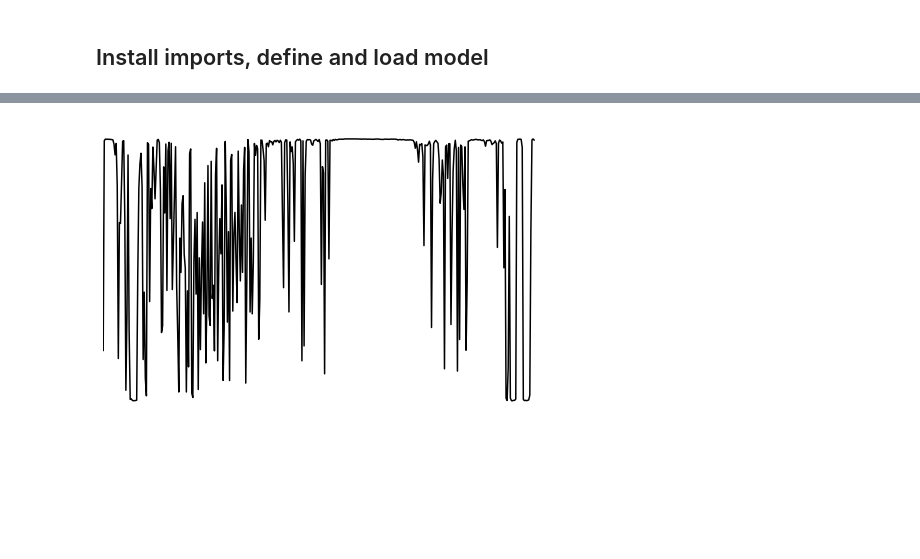
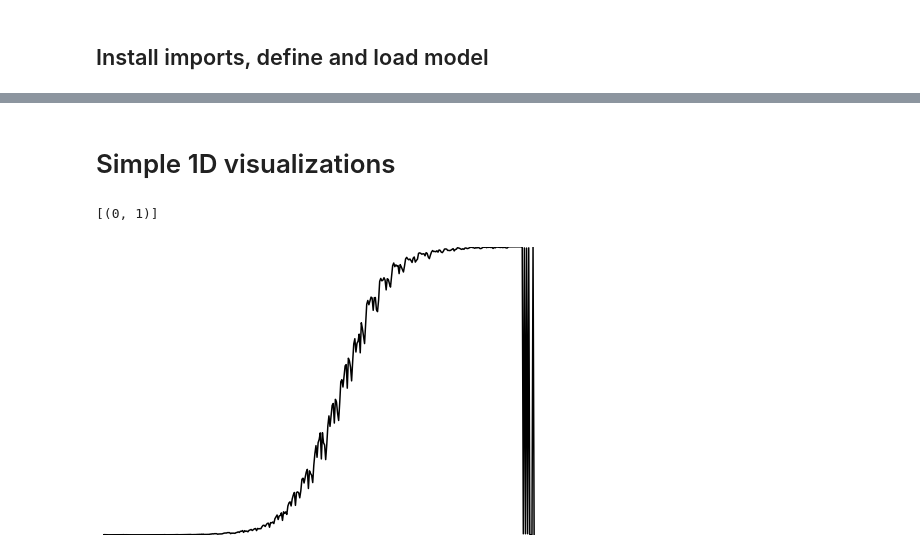
Before and after one commit to DeepIGM/dla_cnn, a Jupyter notebook: lucid_work/notebooks/feature_visualization.ipynb, the cells around one changed output, grey strips where cells are left out. Cells and saved outputs as stored; diff of their text form; code cells hidden in the pictures; blank space fills up the shorter version.

```diff
--- a/lucid_work/notebooks/feature_visualization.ipynb
+++ b/lucid_work/notebooks/feature_visualization.ipynb
@@ -45,19 +44,4 @@ LAYERS = { 'conv1': ['Conv2D', 100],
            'pool2': ['MaxPool_1', 96],
            'conv3': ['Conv2D_2', 96],
            'conv3_relu': ['Relu_2', 96],
-           'pool3': ['MaxPool_2', 96],
-           'fc1': ['MatMul', 350],
-           'fc1_relu': ['Relu_3', 350]}
-
-OUTPUT_LAYERS = {'fc2_1': ['MatMul_1', 200],
-                 'fc2_1_relu': ['Relu_4', 200],
-                 'fc2_2': ['MatMul_2', 350],
-                 'fc2_2_relu': ['Relu_5', 350],
-                 'fc2_3': ['MatMul_3', 150],
-                 'fc2_3_relu': ['Relu_6', 150],
-                 'fc_class': ['MatMul_4', 1],
-                 'output_class': ['y_nn_classifer', 75],
-                 'fc_offset': ['MatMul_5', 1],
-                 'fc_offset_out': ['y_nn_offset', 75],
-                 'fc_coldens': ['MatMul_6', 1],
-                 'fc_coldens_out': ['y_nn_coldensity', 75]}
+           'pool3': ['MaxPool_2', 96]}
@@ -92,9 +100,0 @@ test = test.reshape(400)
-# %%
-fig = plt.figure(frameon=False);
-ax = plt.Axes(fig, [0, 0, 1, 1]);
-ax.set_axis_off();
-fig.add_axes(ax);
-ax.plot(test, 'black');
-ax.set(xlim=(0, 400));
-# %% [output]
-[figure, removed]
@@ -102,0 +101,38 @@ ax.set(xlim=(0, 400));
+# %% [markdown]
+# Simple 1D visualizations
+# %%
+# Specify param.image size
+param_f = lambda: param.image(400, h=1, channels=1)
+
+transforms = []
+
+# Specify the objective
+
+# neuron = lambda n: objectives.neuron(LAYERS['pool1'][0], n)
+# obj = neuron(0)
+channel = lambda n: objectives.channel(LAYERS['pool1'][0], n)
+obj = channel(0)
+
+# Specify the number of optimzation steps,
+thresholds = (128,)
+
+
+# Render the objevtive
+imgs = render.render_vis(model, obj, param_f, thresholds=thresholds, transforms=transforms, verbose=False)
+
+# Display visualization
+
+test = np.array(imgs)
+test = test.reshape(400)
+test = test[0:400:1]
+
+fig = plt.figure(frameon=False);
+ax = plt.Axes(fig, [0, 0, 1, 1]);
+ax.set_axis_off();
+fig.add_axes(ax);
+ax.plot(test, 'black');
+ax.set(xlim=(0, 400));
+ax.set(ylim=(0,1))
+# %% [output]
+[(0, 1)]
+[figure, added]
```
Also changed, not shown: parts of 8 cells of this notebook, 4 other files.
